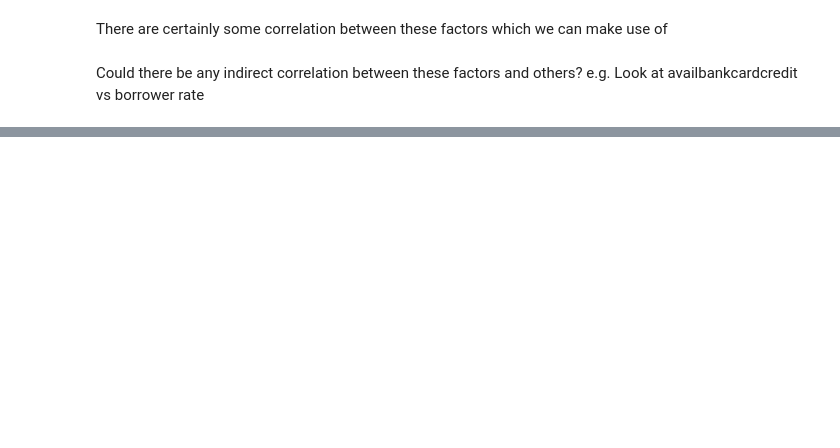
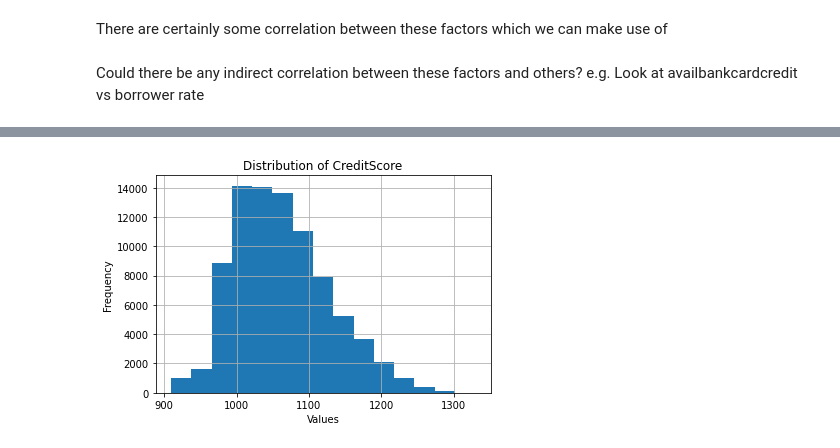
Before and after one commit to PopKobs/P2P_credit_scoring, a Jupyter notebook: feature_EDA.ipynb, the cells around one changed output, grey strips where cells are left out. Saved outputs shown, nothing was run; the diff lists cells and outputs as text; code cells hidden in the pictures; blank space fills up the shorter version.

```diff
--- a/feature_EDA.ipynb
+++ b/feature_EDA.ipynb
@@ -210,0 +223,3 @@ plt.show()
+# %%
+df.dropna(subset=['ProsperScore'], inplace=True)
+df.shape
@@ -210,0 +228,2 @@ plt.show()
+# %%
+df["CreditScore"] = df["CreditScoreRangeLower"] + df["CreditScoreRangeUpper"] / 2
@@ -210,0 +239,10 @@ plt.show()
+# %%
+# credit score distribution
+plt.hist(df['CreditScore'], bins=15)
+plt.title('Distribution of CreditScore')
+plt.xlabel('Values')
+plt.ylabel('Frequency')
+plt.grid(True)
+plt.show()
+# %% [output]
+[figure, added]
```
Also changed, not shown: parts of 32 cells of this notebook.
